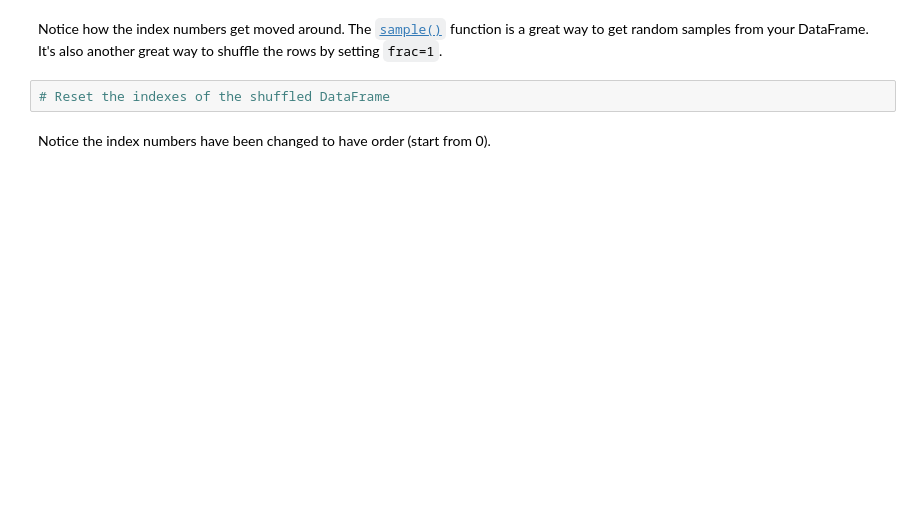
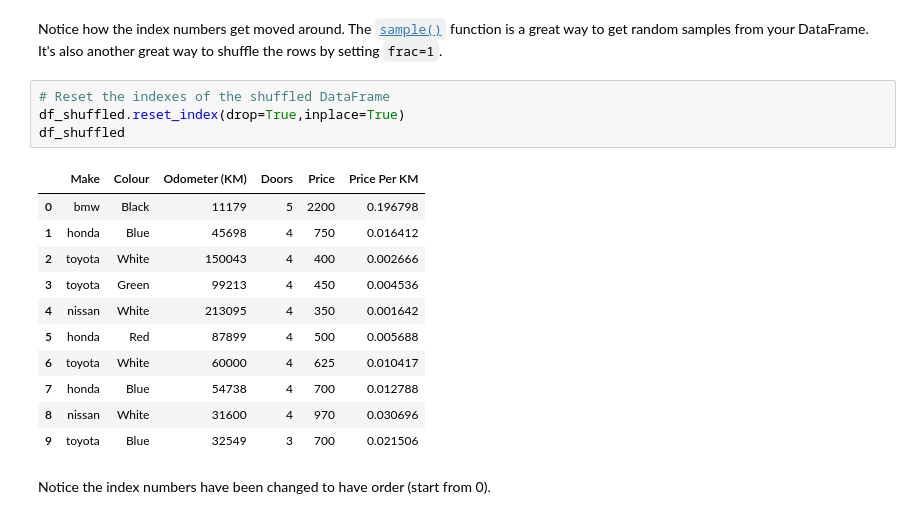
Before and after one commit to TherealOneC/zero-to-mastery-ml, a Jupyter notebook: section-2-data-science-and-ml-tools/pandas-exercises.ipynb, the cells around one changed output. Drawn from its saved outputs; the diff is of its cells as text; blank space fills up the shorter version.

```diff
--- a/section-2-data-science-and-ml-tools/pandas-exercises.ipynb
+++ b/section-2-data-science-and-ml-tools/pandas-exercises.ipynb
@@ -410,6 +536,20 @@ We'll now start to add columns to our DataFrame.
 Notice how the index numbers get moved around. The [`sample()`](https://pandas.pydata.org/pandas-docs/stable/reference/api/pandas.DataFrame.sample.html) function is a great way to get random samples from your DataFrame. It's also another great way to shuffle the rows by setting `frac=1`.
 # %%
 # Reset the indexes of the shuffled DataFrame
+df_shuffled.reset_index(drop=True,inplace=True)
+df_shuffled
+# %% [output]
+|  | Make | Colour | Odometer (KM) | Doors | Price | Price Per KM |
+| 0 | bmw | Black | 11179 | 5 | 2200 | 0.196798 |
+| 1 | honda | Blue | 45698 | 4 | 750 | 0.016412 |
+| 2 | toyota | White | 150043 | 4 | 400 | 0.002666 |
+| 3 | toyota | Green | 99213 | 4 | 450 | 0.004536 |
+| 4 | nissan | White | 213095 | 4 | 350 | 0.001642 |
+| 5 | honda | Red | 87899 | 4 | 500 | 0.005688 |
+| 6 | toyota | White | 60000 | 4 | 625 | 0.010417 |
+| 7 | honda | Blue | 54738 | 4 | 700 | 0.012788 |
+| 8 | nissan | White | 31600 | 4 | 970 | 0.030696 |
+| 9 | toyota | Blue | 32549 | 3 | 700 | 0.021506 |
 # %% [markdown]
 Notice the index numbers have been changed to have order (start from 0).
 # %%
```
Also changed, not shown: parts of 14 cells of this notebook.
